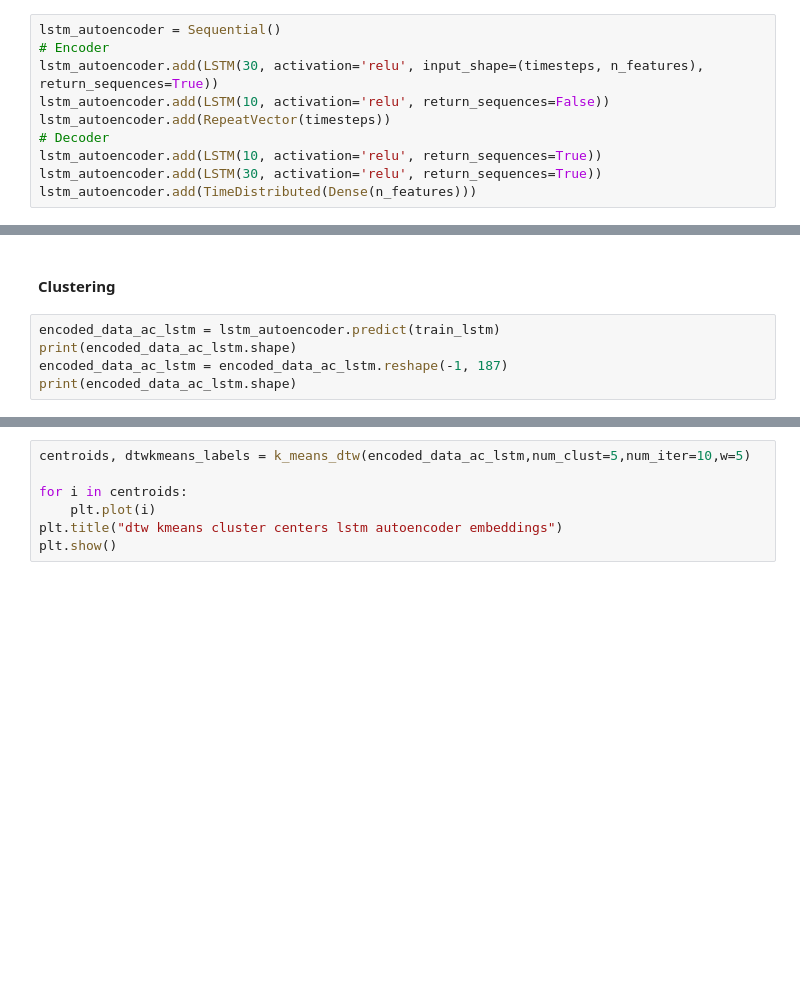
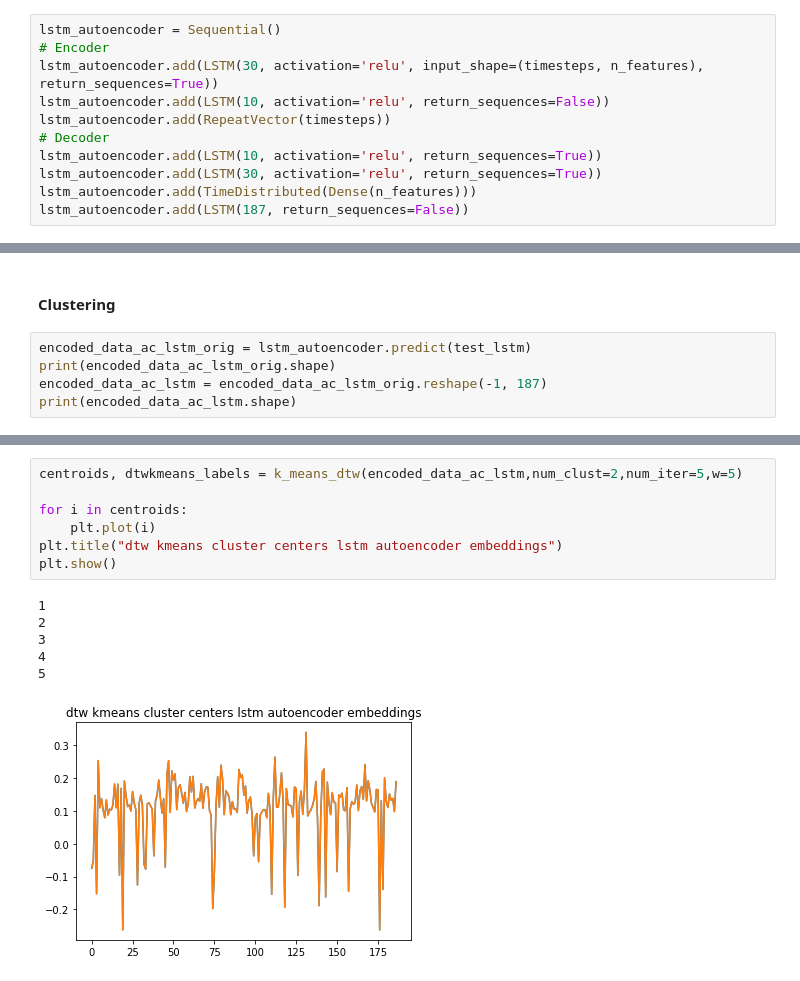
Before and after one commit to vtsch/mt-vt, a Jupyter notebook: 07_embeddings_kmeans_irregular.ipynb, the cells around one changed output, grey strips where cells are left out. Drawn from its saved outputs; the diff is of its cells as text; blank space fills up the shorter version.

```diff
--- a/07_embeddings_kmeans_irregular.ipynb
+++ b/07_embeddings_kmeans_irregular.ipynb
@@ -686,6 +706,7 @@ lstm_autoencoder.add(RepeatVector(timesteps))
 lstm_autoencoder.add(LSTM(10, activation='relu', return_sequences=True))
 lstm_autoencoder.add(LSTM(30, activation='relu', return_sequences=True))
 lstm_autoencoder.add(TimeDistributed(Dense(n_features)))
+lstm_autoencoder.add(LSTM(187, return_sequences=False))
 # %%
 lstm_autoencoder.compile(optimizer='adadelta', loss='binary_crossentropy')
 #lstm_autoencoder.build(train_lstm.shape)
@@ -706,7 +765,7 @@ plt.show()
 # %% [markdown]
 #### Clustering
 # %%
-encoded_data_ac_lstm = lstm_autoencoder.predict(train_lstm)
+encoded_data_ac_lstm_orig = lstm_autoencoder.predict(test_lstm)
+print(encoded_data_ac_lstm_orig.shape)
+encoded_data_ac_lstm = encoded_data_ac_lstm_orig.reshape(-1, 187)
 print(encoded_data_ac_lstm.shape)
-encoded_data_ac_lstm = encoded_data_ac_lstm.reshape(-1, 187)
-print(encoded_data_ac_lstm.shape)
@@ -721,7 +785,14 @@ plt.show()
 # %%
-centroids, dtwkmeans_labels = k_means_dtw(encoded_data_ac_lstm,num_clust=5,num_iter=10,w=5)
+centroids, dtwkmeans_labels = k_means_dtw(encoded_data_ac_lstm,num_clust=2,num_iter=5,w=5)
 
 for i in centroids:
     plt.plot(i)
 plt.title("dtw kmeans cluster centers lstm autoencoder embeddings")
 plt.show()
+# %% [output]
+1
+2
+3
+4
+5
+[figure, added]
```
Also changed, not shown: parts of 30 cells of this notebook.
